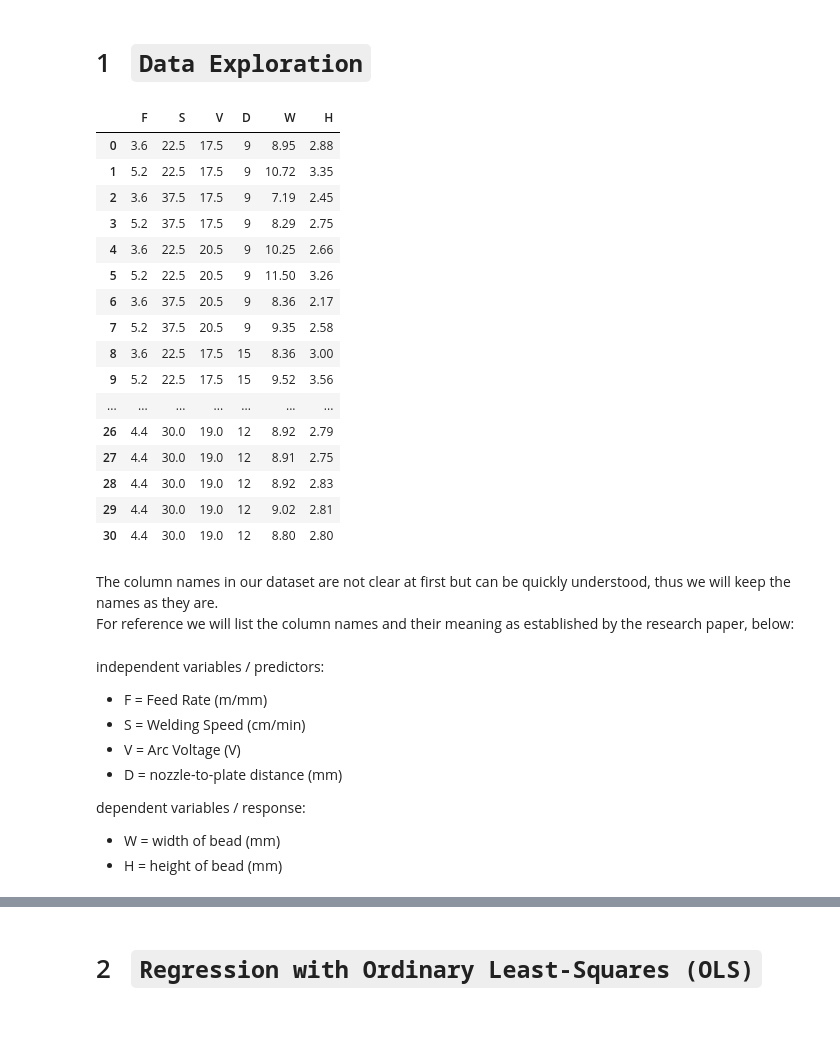
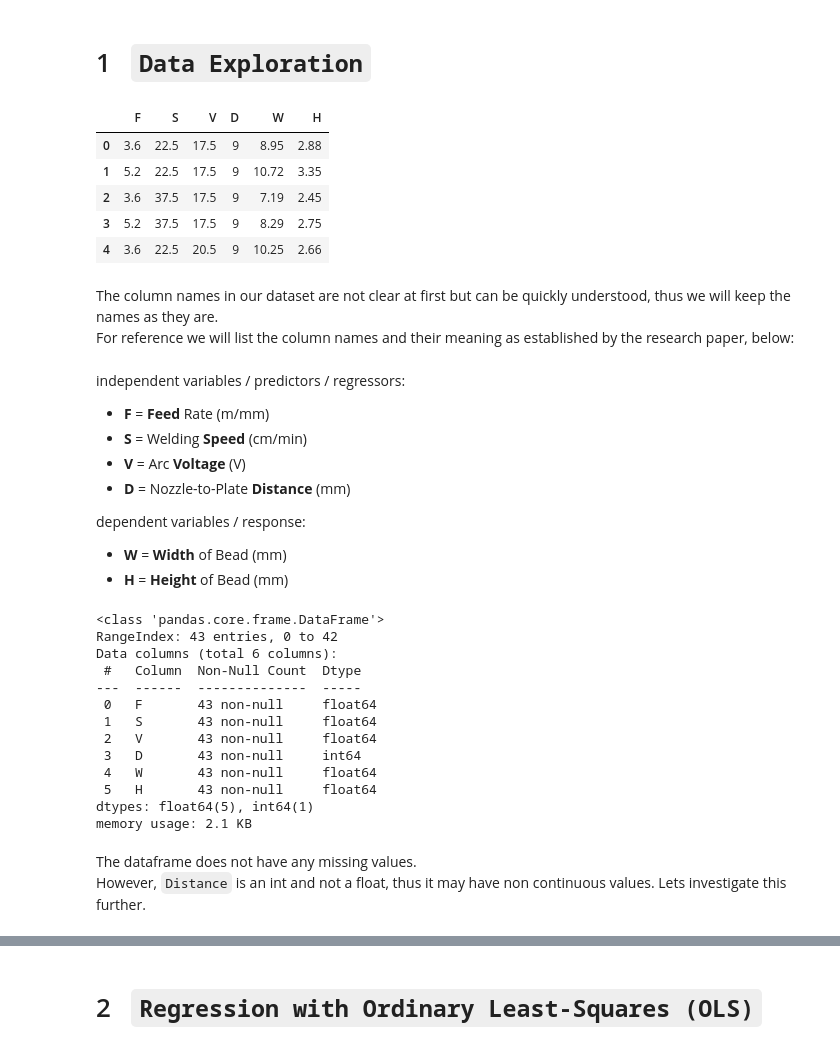
Before and after one commit to sokosaa/Machine-Learning-in-Mechanical-Engineering, a Jupyter notebook: HW3/HW3.ipynb, the cells around one changed output, grey strips where cells are left out. Cells and saved outputs as stored; diff of their text form; code cells hidden in the pictures; blank space fills up the shorter version.

Commit message:
hw3 data exploration done

```diff
--- a/HW3/HW3.ipynb
+++ b/HW3/HW3.ipynb
@@ -16,36 +16,27 @@ start_time = time.time()
 # %%
 import pandas as pd
 
-df_train = pd.read_excel('bead_geometry.xlsx', sheet_name='training_data')
-df_train
+df_train_raw = pd.read_excel('bead_geometry.xlsx', sheet_name='training_data')
+df_test_raw = pd.read_excel('bead_geometry.xlsx', sheet_name='testing_data')
+df_all_raw = pd.concat([df_train_raw, df_test_raw], ignore_index=True)
+df_all_raw.head()
 # %% [output]
 |  | F | S | V | D | W | H |
 | 0 | 3.6 | 22.5 | 17.5 | 9 | 8.95 | 2.88 |
 | 1 | 5.2 | 22.5 | 17.5 | 9 | 10.72 | 3.35 |
 | 2 | 3.6 | 37.5 | 17.5 | 9 | 7.19 | 2.45 |
 | 3 | 5.2 | 37.5 | 17.5 | 9 | 8.29 | 2.75 |
 | 4 | 3.6 | 22.5 | 20.5 | 9 | 10.25 | 2.66 |
-| 5 | 5.2 | 22.5 | 20.5 | 9 | 11.50 | 3.26 |
-| 6 | 3.6 | 37.5 | 20.5 | 9 | 8.36 | 2.17 |
-| 7 | 5.2 | 37.5 | 20.5 | 9 | 9.35 | 2.58 |
-| 8 | 3.6 | 22.5 | 17.5 | 15 | 8.36 | 3.00 |
-| 9 | 5.2 | 22.5 | 17.5 | 15 | 9.52 | 3.56 |
-| ... | ... | ... | ... | ... | ... | ... |
-| 26 | 4.4 | 30.0 | 19.0 | 12 | 8.92 | 2.79 |
-| 27 | 4.4 | 30.0 | 19.0 | 12 | 8.91 | 2.75 |
-| 28 | 4.4 | 30.0 | 19.0 | 12 | 8.92 | 2.83 |
-| 29 | 4.4 | 30.0 | 19.0 | 12 | 9.02 | 2.81 |
-| 30 | 4.4 | 30.0 | 19.0 | 12 | 8.80 | 2.80 |
 # %% [markdown]
 The column names in our dataset are not clear at first but can be quickly understood, thus we will keep the names as they are.
 For reference we will list the column names and their meaning as established by the research paper, below:
 # %% [markdown]
-independent variables / predictors:
-- F = Feed Rate (m/mm)
-- S = Welding Speed (cm/min)
-- V = Arc Voltage (V)
-- D = nozzle-to-plate distance (mm)
+independent variables / predictors / regressors:
+- **F** = **Feed** Rate (m/mm)
+- **S** = Welding **Speed** (cm/min)
+- **V** = Arc **Voltage** (V)
+- **D** = Nozzle-to-Plate **Distance** (mm)
 
 dependent variables / response:
-- W = width of bead (mm)
-- H = height of bead (mm)
+- **W** = **Width** of Bead (mm)
+- **H** = **Height** of Bead (mm)
@@ -51,0 +46,19 @@ dependent variables / response:
+# %%
+df_all_raw.info()
+# %% [output]
+<class 'pandas.core.frame.DataFrame'>
+RangeIndex: 43 entries, 0 to 42
+Data columns (total 6 columns):
+ #   Column  Non-Null Count  Dtype
+---  ------  --------------  -----
+ 0   F       43 non-null     float64
+ 1   S       43 non-null     float64
+ 2   V       43 non-null     float64
+ 3   D       43 non-null     int64
+ 4   W       43 non-null     float64
+ 5   H       43 non-null     float64
+dtypes: float64(5), int64(1)
+memory usage: 2.1 KB
+# %% [markdown]
+The dataframe does not have any missing values.
+However, `Distance` is an int and not a float, thus it may have non continuous values. Lets investigate this further.
```
Also changed, not shown: parts of 21 cells of this notebook.
